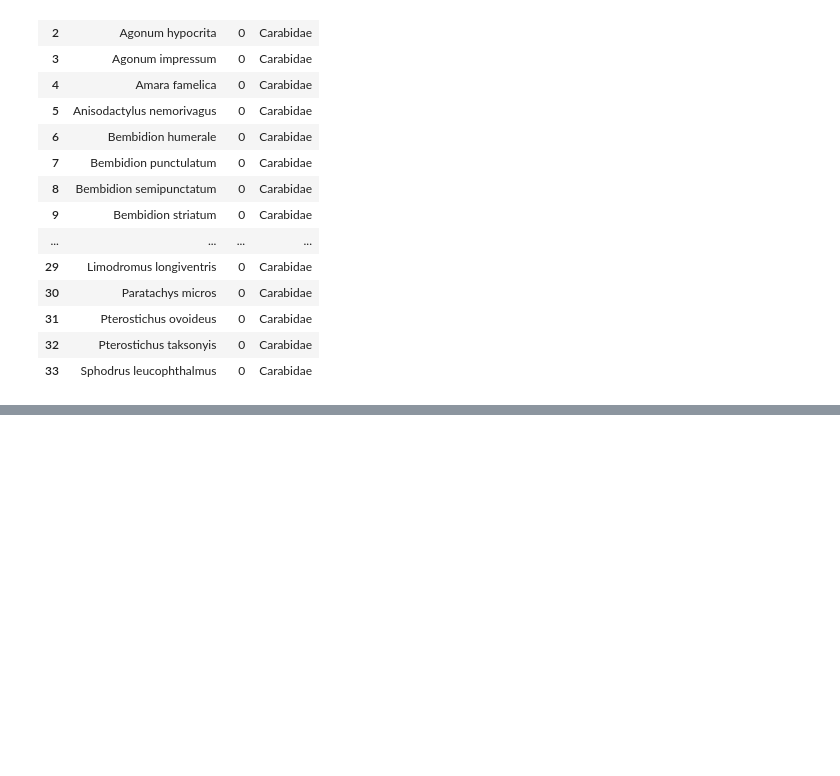
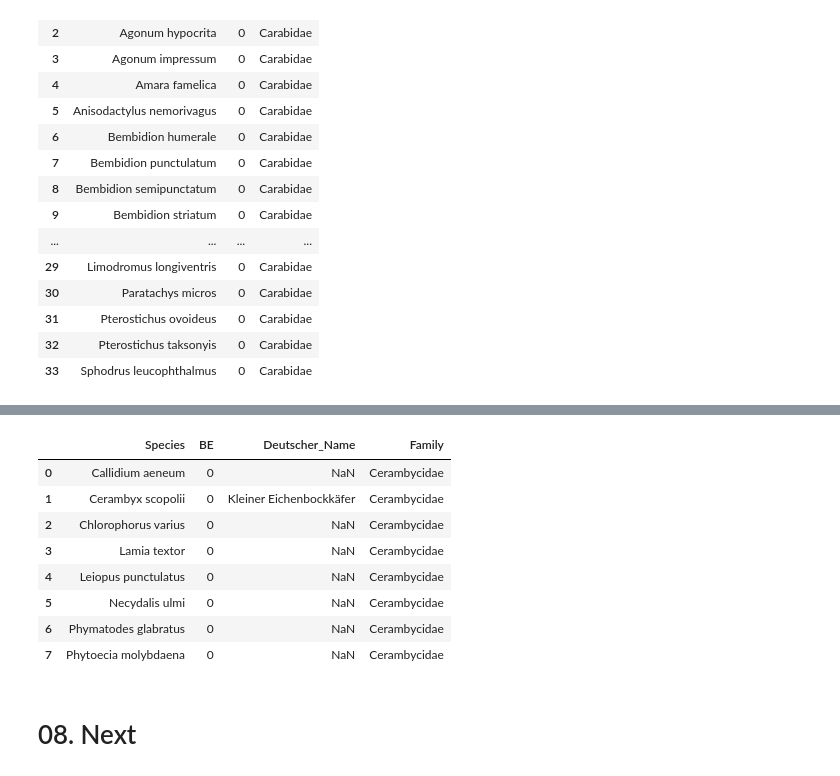
Before and after one commit to Zzzhenya/Berlin-red-list, a Jupyter notebook: Transformation/Raw_csv/Insecta.ipynb, the cells around one changed output, grey strips where cells are left out. Drawn from its saved outputs; the diff is of its cells as text; code cells hidden in the pictures; blank space fills up the shorter version.

```diff
--- a/Transformation/Raw_csv/Insecta.ipynb
+++ b/Transformation/Raw_csv/Insecta.ipynb
@@ -1013,0 +1026,12 @@ df.to_csv('../../Transformation/Data_cleaning_step1/Coleoptera_Carabidae_Laufka
+# %%
+# Removing columns "Bestand","Trend_lang","Trend_kurz", "RF", "BB", "D", "GS", "GfU"
+df.drop(columns = ["Bestand",
+                   "Trend_lang",
+                   "Trend_kurz",
+                   "RF",
+                   "BB",
+                   "D",
+                   "GS",
+                   "GfU"
+                  ], inplace = True)
+df
@@ -1013,0 +1048,7 @@ df.to_csv('../../Transformation/Data_cleaning_step1/Coleoptera_Carabidae_Laufka
+# %%
+# Editing species column based on binomial nomenclature
+
+df1 = df.Species.str.split(pat=" ", n = 3, expand = True)
+df1
+df.Species = df1[0].str.cat(df1[1], sep = " ")
+df
@@ -1013,0 +1065,13 @@ df.to_csv('../../Transformation/Data_cleaning_step1/Coleoptera_Carabidae_Laufka
+# %%
+df["Family"] = "Cerambycidae"
+df
+# %% [output]
+|  | Species | BE | Deutscher_Name | Family |
+| 0 | Callidium aeneum | 0 | NaN | Cerambycidae |
+| 1 | Cerambyx scopolii | 0 | Kleiner Eichenbockkäfer | Cerambycidae |
+| 2 | Chlorophorus varius | 0 | NaN | Cerambycidae |
+| 3 | Lamia textor | 0 | NaN | Cerambycidae |
+| 4 | Leiopus punctulatus | 0 | NaN | Cerambycidae |
+| 5 | Necydalis ulmi | 0 | NaN | Cerambycidae |
+| 6 | Phymatodes glabratus | 0 | NaN | Cerambycidae |
+| 7 | Phytoecia molybdaena | 0 | NaN | Cerambycidae |
@@ -1013,0 +1084,2 @@ df.to_csv('../../Transformation/Data_cleaning_step1/Coleoptera_Carabidae_Laufka
+# %% [markdown]
+# 08. Next
```
Also changed, not shown: parts of 6 cells of this notebook.
